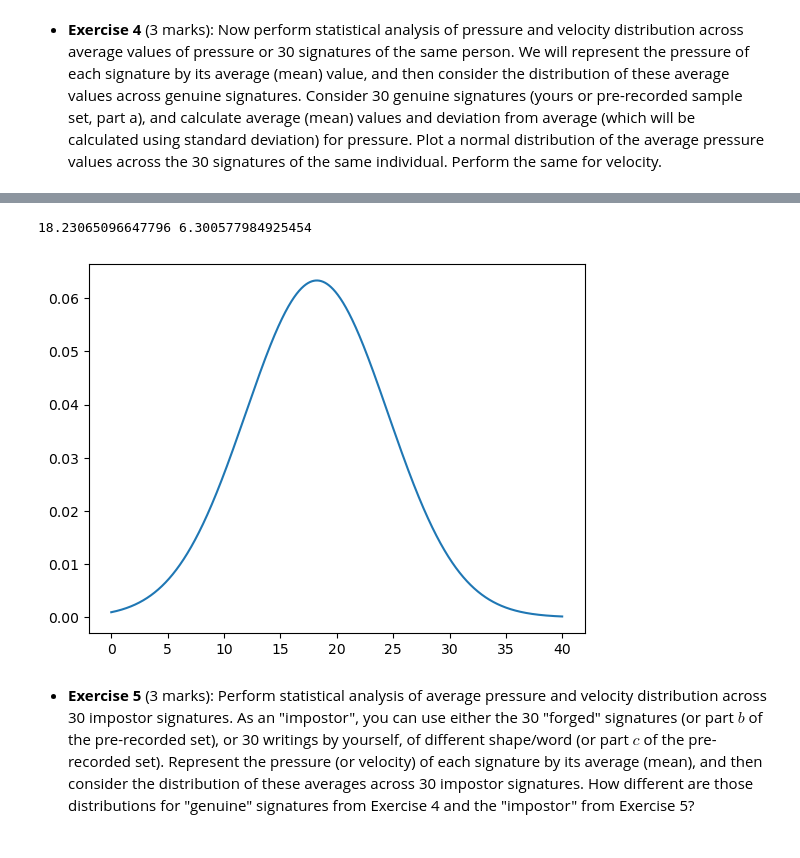
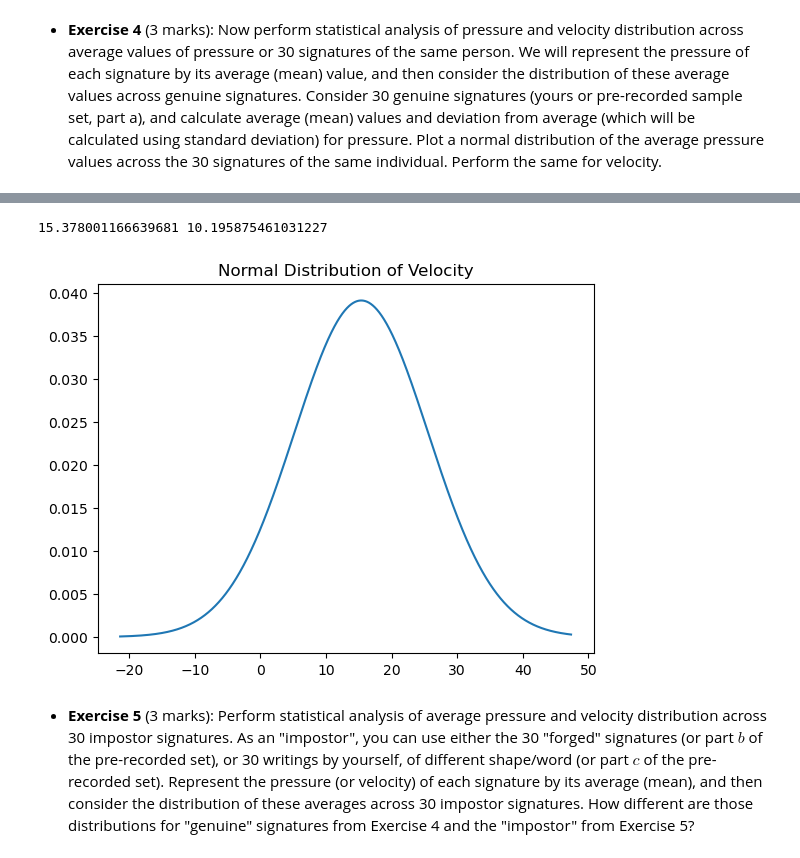
Before and after one commit to xtinatruong/encm509, a Jupyter notebook: Lab2/Lab02_2023W.ipynb, the cells around one changed output, grey strips where cells are left out. Cells and saved outputs as stored; diff of their text form; code cells hidden in the pictures.

```diff
--- a/Lab2/Lab02_2023W.ipynb
+++ b/Lab2/Lab02_2023W.ipynb
@@ -198,7 +196,7 @@ def calc_velocity(time, coords):
     return vel
 # %%
 
-data_dir = '../Lab2/CTruong - genuine/'
+data_dir = '../lab2/signature_samples/biometrics/genuine/'
 
 # columns: mean_vel, std_vec, mean_prs, std_prs
 stats_measures = np.zeros((30,4))
@@ -241,16 +234,16 @@ plt.plot(x, x_pdf);
 # %%
 mu_prs = np.mean(stats_measures[:,0])
 std_prs = np.std(stats_measures[:,1])
 print(mu_prs, std_prs)
 
-x = np.arange(0,40, 0.01)
+x = np.arange(min(stats_measures[:,0])-25,max(stats_measures[:,0])+25, 0.001)
 
 x_pdf = norm.pdf(x, loc=mu_prs, scale=std_prs)
-
+plt.title('Normal Distribution of Velocity')
 plt.plot(x, x_pdf);
 # %% [output]
-18.23065096647796 6.300577984925454
+15.378001166639681 10.195875461031227
-[figure, old version]
+[figure, new version]
 # %% [markdown]
 - **Exercise 5** (3 marks): Perform statistical analysis of average pressure and velocity distribution across 30 impostor signatures. As an "impostor", you can use either the 30 "forged" signatures (or part $b$ of the pre-recorded set), or 30 writings by yourself, of different shape/word (or part $c$ of the pre-recorded set). Represent the pressure (or velocity) of each signature by its average (mean), and then consider the distribution of these averages across 30 impostor signatures. How different are those distributions for "genuine" signatures from Exercise 4 and the "impostor" from Exercise 5?
 # %%
```
Also changed, not shown: parts of 14 cells of this notebook.
